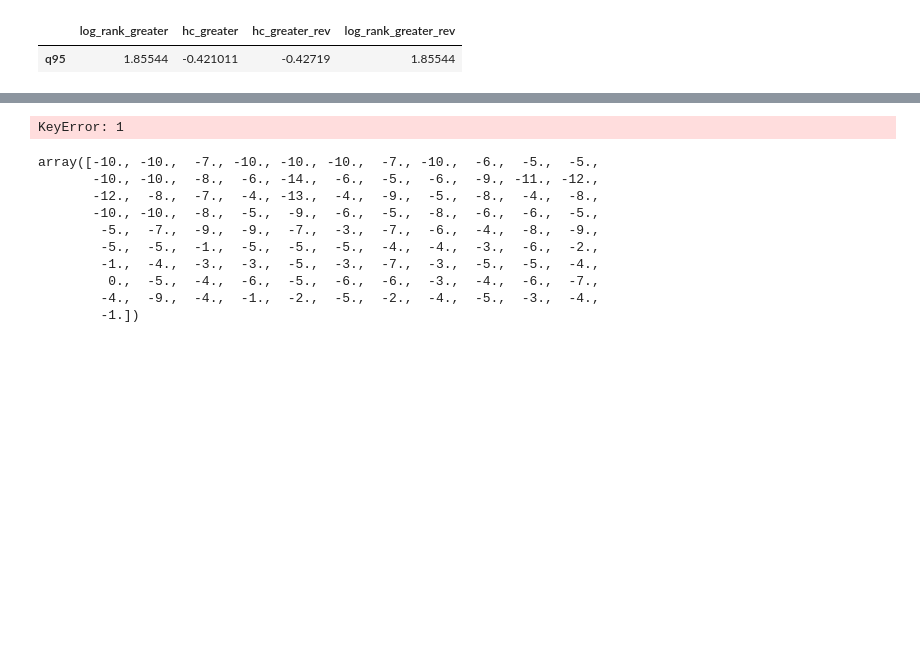
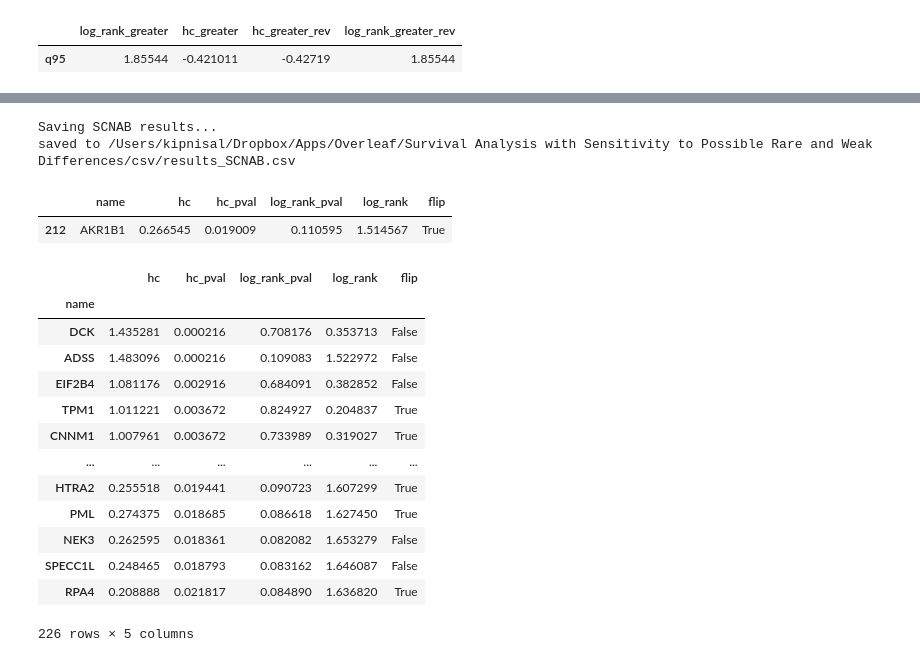
Before and after one commit to alonkipnis/HCHG, a Jupyter notebook: survival_real_data.ipynb, the cells around one changed output, grey strips where cells are left out. Cells and saved outputs as stored; diff of their text form; code cells hidden in the pictures; blank space fills up the shorter version.

```diff
--- a/survival_real_data.ipynb
+++ b/survival_real_data.ipynb
@@ -632,18 +629,0 @@ dfg[65:70]
-# %%
-T = 150
-
-df1 = two_groups_gene(df, gene_name)
-
-Tmin = df1.index.min()
-Tmax = df1.index.max()
-tt = np.linspace(Tmin, Tmax, T)
-dfc = pd.DataFrame()
-for t_down, t_up in zip(tt[:1], tt[1:2]):
-    dft = df1[(t_down <= df1.index) & (df1.index < t_up)]
-    r = dft.sum()[['dead1', 'dead2']]
-    r['at-risk1'] = dft['at-risk1'].max()
-    r['at-risk2'] = dft['at-risk2'].max()
-    dfc = dfc.append(r, ignore_index=True)
-dfc.fillna(method='backfill').dropna()
-# %% [output]
-KeyError: 1
@@ -664,16 +630,43 @@ dft.loc[1:,'at-risk'] = dft[1:]['at-risk'] - dft[:-1]['cum_dead'] - dft[:-1]['cu
-# %%
-Ot1
-# %% [output]
-array([-10., -10.,  -7., -10., -10., -10.,  -7., -10.,  -6.,  -5.,  -5.,
-       -10., -10.,  -8.,  -6., -14.,  -6.,  -5.,  -6.,  -9., -11., -12.,
-       -12.,  -8.,  -7.,  -4., -13.,  -4.,  -9.,  -5.,  -8.,  -4.,  -8.,
-       -10., -10.,  -8.,  -5.,  -9.,  -6.,  -5.,  -8.,  -6.,  -6.,  -5.,
-        -5.,  -7.,  -9.,  -9.,  -7.,  -3.,  -7.,  -6.,  -4.,  -8.,  -9.,
-        -5.,  -5.,  -1.,  -5.,  -5.,  -5.,  -4.,  -4.,  -3.,  -6.,  -2.,
-        -1.,  -4.,  -3.,  -3.,  -5.,  -3.,  -7.,  -3.,  -5.,  -5.,  -4.,
-         0.,  -5.,  -4.,  -6.,  -5.,  -6.,  -6.,  -3.,  -4.,  -6.,  -7.,
-        -4.,  -9.,  -4.,  -1.,  -2.,  -5.,  -2.,  -4.,  -5.,  -3.,  -4.,
-        -1.])
+# %%
+print("Saving SCNAB results...")
+rm_dir = "/Users/kipnisal/Dropbox/Apps/Overleaf/Survival Analysis with Sensitivity to Possible Rare and Weak Differences/csv/"
+path = rm_dir + "results_SCNAB.csv"
+
+def prepare_for_display(resi):
+    resi['flip'] = resi['hc_greater'] < resi['hc_greater_rev']
+    resi['hc'] = np.maximum(resi['hc_greater'], resi['hc_greater_rev'])
+    resi['log_rank'] = np.maximum(resi['log_rank_greater'], resi['log_rank_greater_rev'])
+    rr = resi.reset_index().filter(['name', 'hc', 'hc_pval', 'log_rank_pval', 'log_rank', 'flip'])
+    return rr[rr['log_rank'] > 0.05]
+
+prepare_for_display(resi).set_index('name').head(10).to_csv(path)
+print(f"saved to {path}")
+# %% [output]
+Saving SCNAB results...
+saved to /Users/kipnisal/Dropbox/Apps/Overleaf/Survival Analysis with Sensitivity to Possible Rare and Weak Differences/csv/results_SCNAB.csv
+# %%
+a =prepare_for_display(resi)
+a[a.name == 'AKR1B1']
+# %% [output]
+|  | name | hc | hc_pval | log_rank_pval | log_rank | flip |
+| 212 | AKR1B1 | 0.266545 | 0.019009 | 0.110595 | 1.514567 | True |
+# %%
+prepare_for_display(resi)
+# %% [output]
+|  | hc | hc_pval | log_rank_pval | log_rank | flip |
+| name |  |  |  |  |  |
+| DCK | 1.435281 | 0.000216 | 0.708176 | 0.353713 | False |
+| ADSS | 1.483096 | 0.000216 | 0.109083 | 1.522972 | False |
+| EIF2B4 | 1.081176 | 0.002916 | 0.684091 | 0.382852 | False |
+| TPM1 | 1.011221 | 0.003672 | 0.824927 | 0.204837 | True |
+| CNNM1 | 1.007961 | 0.003672 | 0.733989 | 0.319027 | True |
+| ... | ... | ... | ... | ... | ... |
+| HTRA2 | 0.255518 | 0.019441 | 0.090723 | 1.607299 | True |
+| PML | 0.274375 | 0.018685 | 0.086618 | 1.627450 | True |
+| NEK3 | 0.262595 | 0.018361 | 0.082082 | 1.653279 | False |
+| SPECC1L | 0.248465 | 0.018793 | 0.083162 | 1.646087 | False |
+| RPA4 | 0.208888 | 0.021817 | 0.084890 | 1.636820 | True |
+226 rows × 5 columns
 # %%
 
 
```
Also changed, not shown: parts of 40 cells of this notebook, 3 other files.
